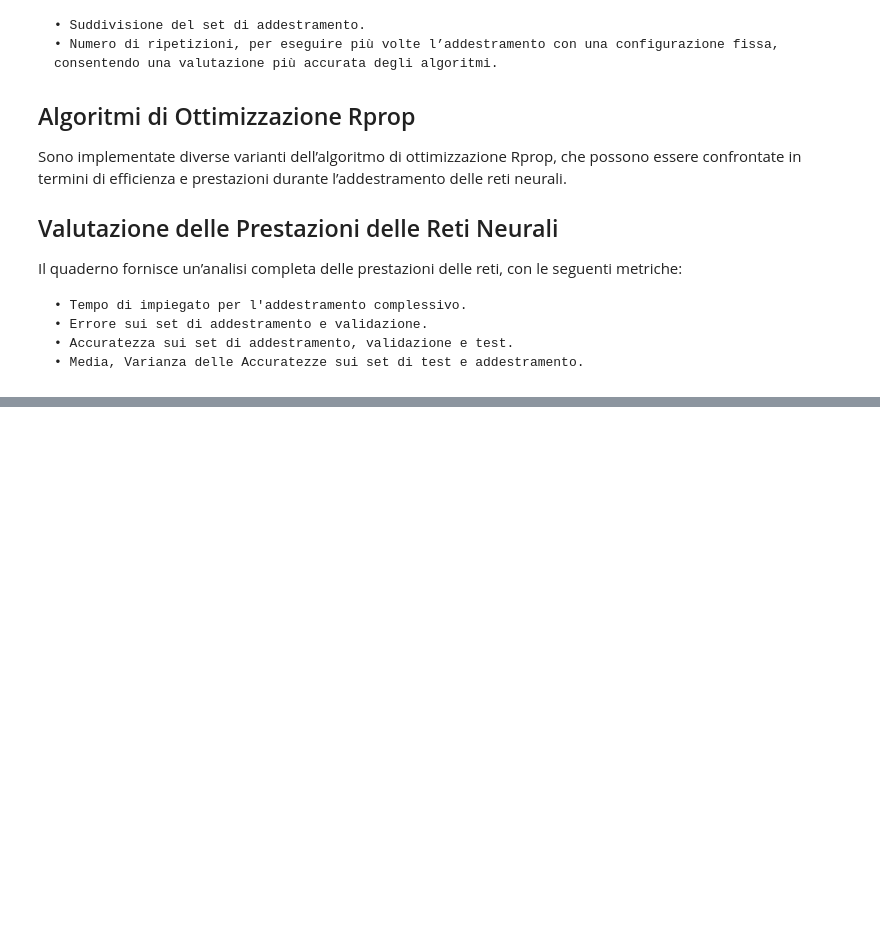
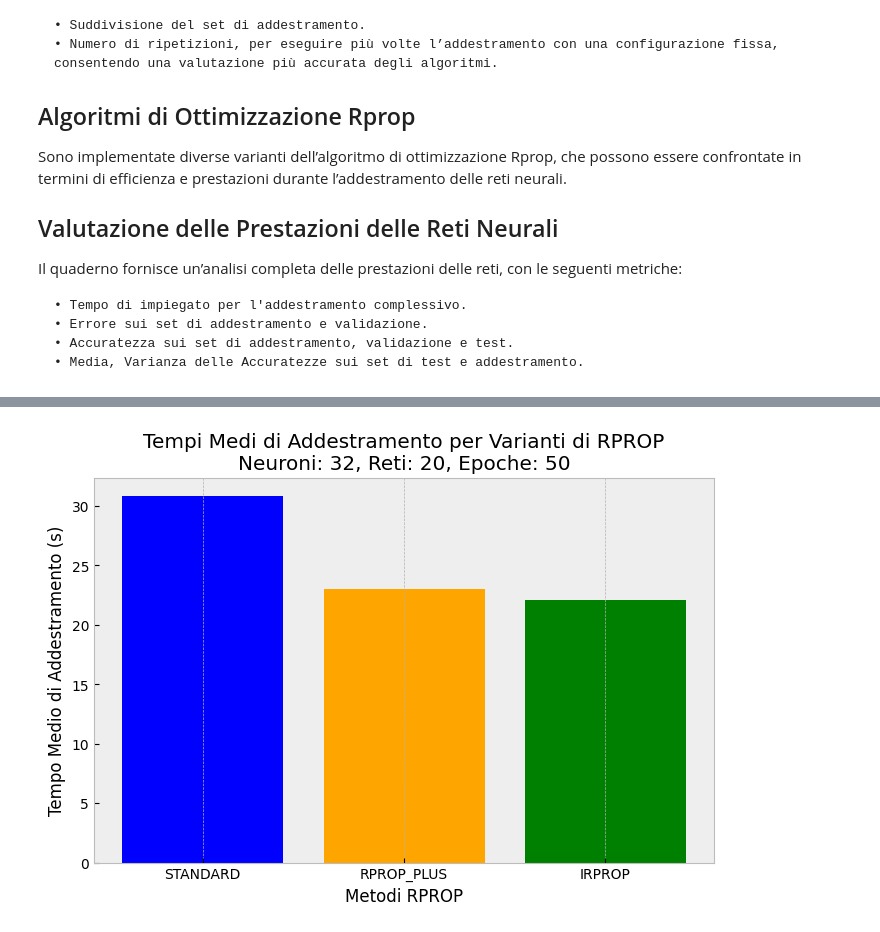
Before and after one commit to rafdan28/ANN-Mnist-RProp, a Jupyter notebook: src/TrainingANN.ipynb, the cells around one changed output, grey strips where cells are left out. Cells and saved outputs as stored; diff of their text form; code cells hidden in the pictures; blank space fills up the shorter version.

```diff
--- a/src/TrainingANN.ipynb
+++ b/src/TrainingANN.ipynb
@@ -69,8 +69,8 @@ train_array = np.array(train_data)
 test_array = np.array(test_data)
 
 # Definisci le dimensioni del training e test set
-train_set_size = 50000  # Almeno 10.000 campioni per il training
-test_set_size = 10000    # Almeno 2.500 campioni per il test
+train_set_size = 48000  # Da traccia: clmeno 10.000 campioni per il training
+test_set_size = 12000    # Da traccia: almeno 2.500 campioni per il test
 
 """
     Validation Set
@@ -109,9 +111,9 @@ from nndlpy import LossFunctions as LossFunctions
 from nndlpy import NeuralNetwork as NeuralNetwork
 
 # Parametri di addestramento
-epochs = 3
+epochs = 50
 learning_rate = 0.00001
-num_of_networks = 2  # Definisci quante reti testare (maggiore di 0)
+num_of_networks = 20  # Definisci quante reti testare (maggiore di 0)
 
 # Funzioni di attivazione per i layer nascosti
 hidden_activation_funcs = [ActivationFunctions.relu]
@@ -122,6 +124,8 @@ loss_func = LossFunctions.cross_entropy_softmax
 
 # Numero di neuroni per ciascun layer nascosto
 hidden_layers_sizes = [32]
+# hidden_layers_sizes = [64]
+# hidden_layers_sizes = [128]
 
 # Dimensione dell'input e dell'output (numero di neuroni nel primo e ultimo layer)
 input_layer_size = train_X.shape[0]
@@ -161,7 +183,7 @@ neural_networks[0].get_network()
     3. Addestramento con Varianti di Rprop (STANDARD, RPROP_PLUS, IRPROP)
 """
 
-from src.nndlpy.NeuralNetwork import calculate_mean_and_variance
+from src.nndlpy.NeuralNetwork import compute_metrics_statistics
 from matplotlib import pyplot as plt
 
 # Inizializza le liste per memorizzare le metriche per ogni metodo Rprop
@@ -207,7 +229,7 @@ for rprop_method in rprop_methods:
         total_training_time += round(metrics[4], 5)  # metrics[4] è elapsed_time
 
     # Calcola media e varianza delle metriche
-    metrics_mean, metrics_variance, last_metrics_mean, last_metrics_variance = calculate_mean_and_variance(results_metrics, epochs, num_of_networks)
+    metrics_mean, metrics_variance, last_metrics_mean, last_metrics_variance = compute_metrics_statistics(results_metrics, epochs, num_of_networks)
 
     # Aggiungi le metriche medie e la varianza alla lista principale per ogni metodo Rprop
     metrics_per_rprop_method.append({
@@ -242,26 +300,29 @@ for metrics_data in metrics_per_rprop_method:
 # %%
 """
-    4. Valutazione delle Prestazioni con Grafici sul Tempo Medio di Addestramento, Errore Medio e Accuratezza media su Training e Validation Set
+    4. Valutazione delle Prestazioni con Grafici sul Tempo Medio di Addestramento, Errore Medio e Accuratezza Media su Training e Validation Set
 """
+
 import os
 
 path = f'results/[{num_of_networks}]Reti/{hidden_layers_sizes}Neuroni'
 
 if not os.path.exists(path):
-            os.makedirs(path)
+    os.makedirs(path)
 
 # Creazione e stampa del grafico del tempo medio di addestramento
 plt.style.use('bmh')
 plt.figure(figsize=(8, 5))
 plt.bar(rprop_methods, average_training_times, color=['blue', 'orange', 'green'])
 plt.title(f'Tempi Medi di Addestramento per Varianti di RPROP\n'
           f'Neuroni: {", ".join(map(str, hidden_layers_sizes))}, Reti: {num_of_networks}, Epoche: {epochs}')
 plt.xlabel('Metodi RPROP')
 plt.ylabel('Tempo Medio di Addestramento (s)')
 plt.grid(axis='y')
-plt.savefig(f'{path}/{",".join(map(str, hidden_layers_sizes))}_neuroni_{num_of_networks}_reti_{epochs}_epoche_tempo_medio_di_addestramento.png')
+plt.savefig(f'{path}/{epochs}_epoche_tempo_medio_di_addestramento.png')
 plt.show()
 plt.close()
+# %% [output]
+[figure, added]
 # %%
 # Creazione e stampa del grafico dell'errore medio del training set
 plt.style.use('bmh')
```
Also changed, not shown: parts of 8 cells of this notebook, 1 other file.
